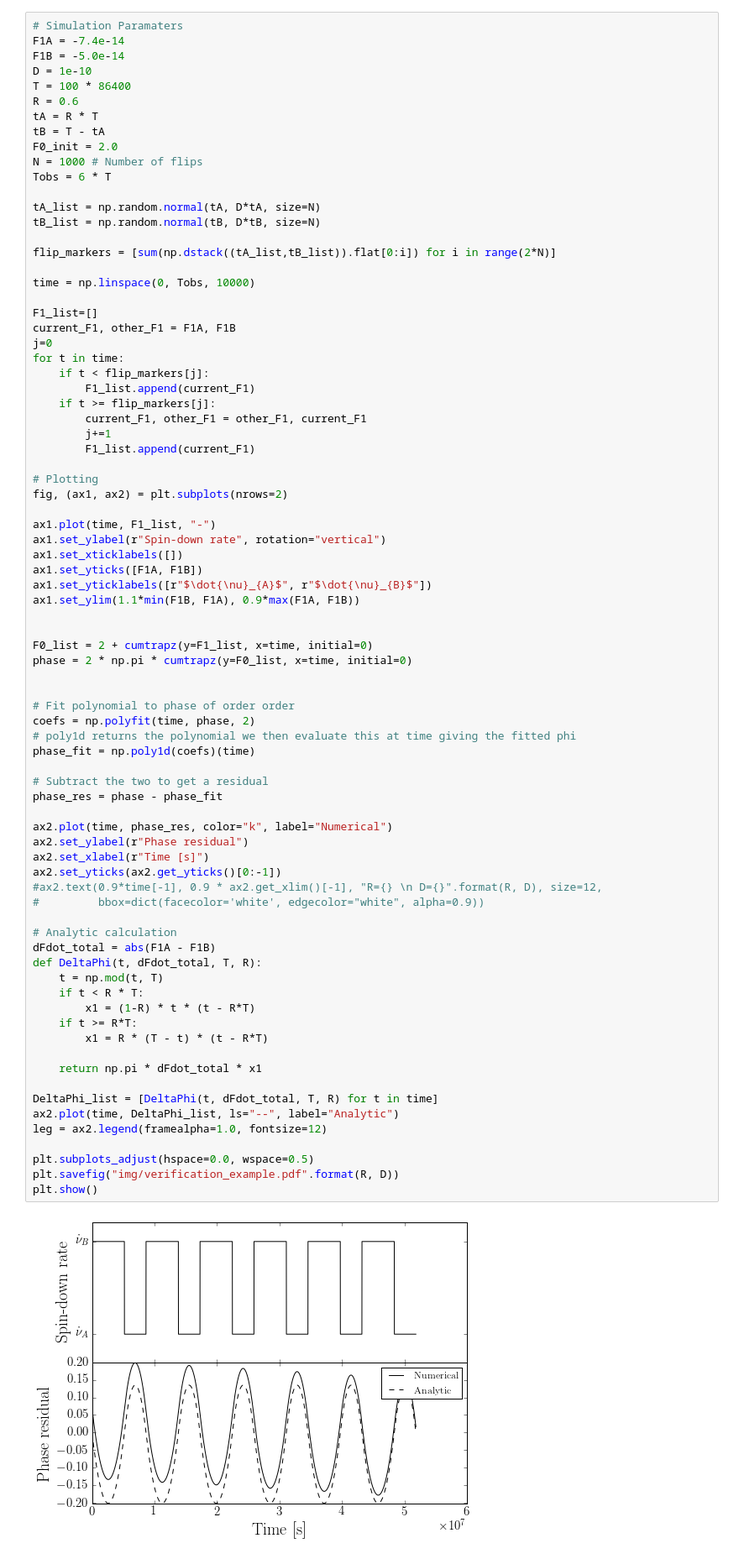
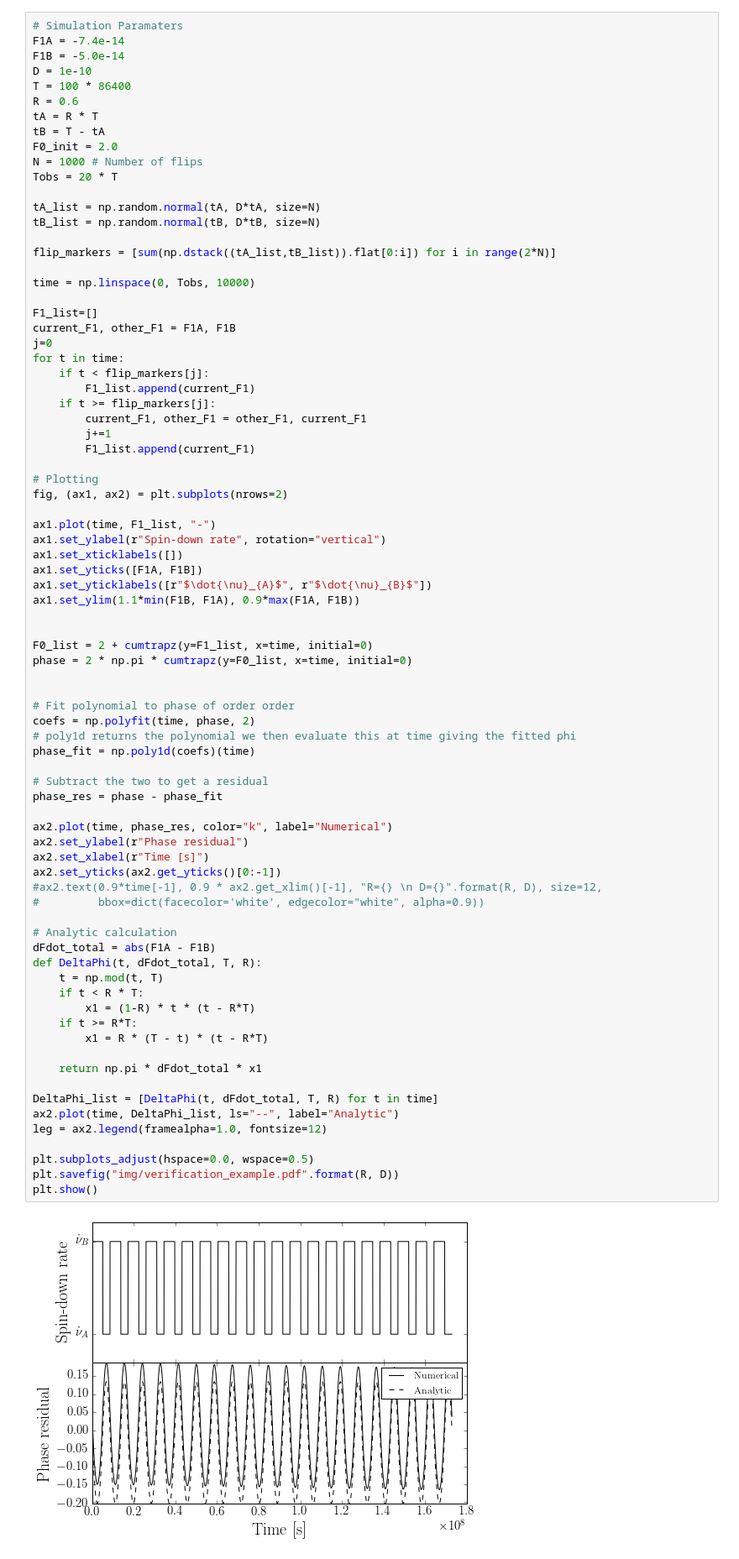
Before and after one commit to GregoryAshton/neutron_star_modelling, a Jupyter notebook: LyneSwitchingAnalytic/VerifyingAnalyticCalculation.ipynb, the cells around one changed output. Shown at 84% size. Saved outputs shown, nothing was run; the diff lists cells and outputs as text.

```diff
--- a/LyneSwitchingAnalytic/VerifyingAnalyticCalculation.ipynb
+++ b/LyneSwitchingAnalytic/VerifyingAnalyticCalculation.ipynb
@@ -24,7 +24,7 @@ tA = R * T
 tB = T - tA
 F0_init = 2.0
 N = 1000 # Number of flips
-Tobs = 6 * T
+Tobs = 20 * T
 
 tA_list = np.random.normal(tA, D*tA, size=N)
 tB_list = np.random.normal(tB, D*tB, size=N)
@@ -66,31 +66,31 @@ phase_fit = np.poly1d(coefs)(time)
 
 # Subtract the two to get a residual
 phase_res = phase - phase_fit
 
 ax2.plot(time, phase_res, color="k", label="Numerical")
 ax2.set_ylabel(r"Phase residual")
 ax2.set_xlabel(r"Time [s]")
 ax2.set_yticks(ax2.get_yticks()[0:-1])
 #ax2.text(0.9*time[-1], 0.9 * ax2.get_xlim()[-1], "R={} \n D={}".format(R, D), size=12,
 #         bbox=dict(facecolor='white', edgecolor="white", alpha=0.9))
 
 # Analytic calculation
 dFdot_total = abs(F1A - F1B)
 def DeltaPhi(t, dFdot_total, T, R):
     t = np.mod(t, T)
     if t < R * T:
         x1 = (1-R) * t * (t - R*T)
     if t >= R*T:
         x1 = R * (T - t) * (t - R*T)
 
     return np.pi * dFdot_total * x1
 
 DeltaPhi_list = [DeltaPhi(t, dFdot_total, T, R) for t in time]
 ax2.plot(time, DeltaPhi_list, ls="--", label="Analytic")
 leg = ax2.legend(framealpha=1.0, fontsize=12)
 
 plt.subplots_adjust(hspace=0.0, wspace=0.5)
 plt.savefig("img/verification_example.pdf".format(R, D))
 plt.show()
 # %% [output]
-[figure, old version]
+[figure, new version]
```
Also changed, not shown: 4 other files.
